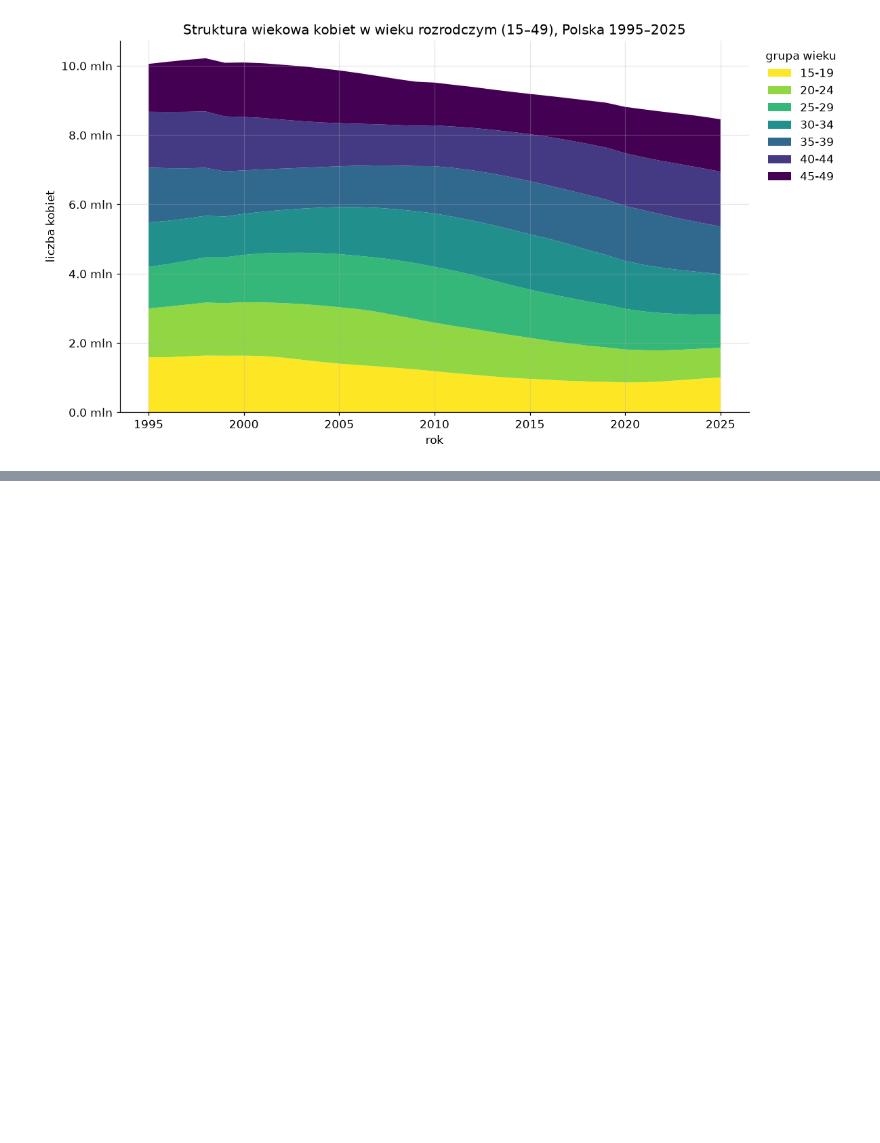
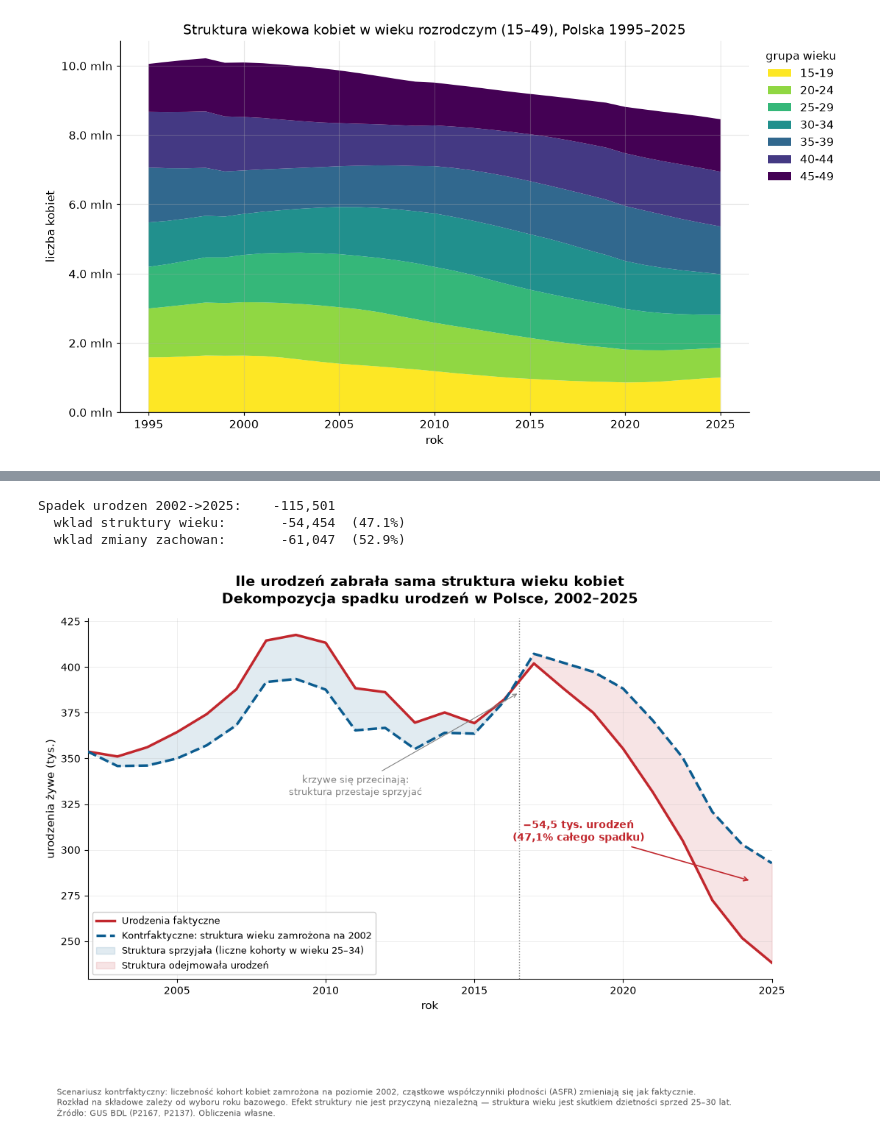
Before and after one commit to kamil-gorka/dzietnosc-polska, a Jupyter notebook: notebooks/01_eksploracja.ipynb, the cells around one changed output, grey strips where cells are left out. Cells and saved outputs as stored; diff of their text form; code cells hidden in the pictures; blank space fills up the shorter version.

Commit message:
feat: wykres 6 - dekompozycja spadku urodzen (struktura vs zachowania)

```diff
--- a/notebooks/01_eksploracja.ipynb
+++ b/notebooks/01_eksploracja.ipynb
@@ -250,0 +410,80 @@ plt.show()
+# %%
+# Rozklad calkowitego spadku 2002 -> 2025 na dwie skladowe
+spadek_calkowity = dekomp.loc[2025, "faktyczne"] - dekomp.loc[2002, "faktyczne"]
+efekt_str = dekomp.loc[2025, "efekt_struktury"]
+efekt_beh = spadek_calkowity - efekt_str
+
+print(f"Spadek urodzen 2002->2025:  {spadek_calkowity:>10,.0f}")
+print(f"  wklad struktury wieku:    {efekt_str:>10,.0f}  ({efekt_str/spadek_calkowity*100:.1f}%)")
+print(f"  wklad zmiany zachowan:    {efekt_beh:>10,.0f}  ({efekt_beh/spadek_calkowity*100:.1f}%)")
+# %% [output]
+Spadek urodzen 2002->2025:    -115,501
+  wklad struktury wieku:       -54,454  (47.1%)
+  wklad zmiany zachowan:       -61,047  (52.9%)
+# %%
+import pandas as pd
+import matplotlib.pyplot as plt
+from pathlib import Path
+
+BAZA = Path.home() / "projekty" / "dzietnosc-polska"
+FIGURY = BAZA / "figures"
+FIGURY.mkdir(exist_ok=True)
+
+fig, ax = plt.subplots(figsize=(12, 7))
+
+# Dwa scenariusze
+ax.plot(dekomp.index, dekomp["faktyczne"] / 1000,
+        color="#c1272d", linewidth=2.5, label="Urodzenia faktyczne", zorder=3)
+ax.plot(dekomp.index, dekomp["kontrfaktyczne"] / 1000,
+        color="#0c5c8f", linewidth=2.5, linestyle="--",
+        label="Kontrfaktyczne: struktura wieku zamrożona na 2002", zorder=3)
+
+# Obszar miedzy krzywymi = efekt struktury
+ax.fill_between(dekomp.index, dekomp["faktyczne"] / 1000,
+                dekomp["kontrfaktyczne"] / 1000,
+                where=dekomp["faktyczne"] >= dekomp["kontrfaktyczne"],
+                color="#0c5c8f", alpha=0.12, interpolate=True,
+                label="Struktura sprzyjała (liczne kohorty w wieku 25–34)")
+ax.fill_between(dekomp.index, dekomp["faktyczne"] / 1000,
+                dekomp["kontrfaktyczne"] / 1000,
+                where=dekomp["faktyczne"] < dekomp["kontrfaktyczne"],
+                color="#c1272d", alpha=0.12, interpolate=True,
+                label="Struktura odejmowała urodzeń")
+
+# Punkt zmiany znaku
+ax.axvline(2016.5, color="gray", linewidth=1, linestyle=":", zorder=1)
+ax.annotate("krzywe się przecinają:\nstruktura przestaje sprzyjać",
+            xy=(2016.5, 386), xytext=(2011, 330),
+            fontsize=9, color="gray", ha="center",
+            arrowprops=dict(arrowstyle="->", color="gray", lw=0.8))
+
+# Domkniecie: rozmiar luki w 2025
+ax.annotate("−54,5 tys. urodzeń\n(47,1% całego spadku)",
+            xy=(2024.3, 283), xytext=(2018.5, 305),
+            fontsize=10, color="#c1272d",
+            ha="center", fontweight="bold",
+            arrowprops=dict(arrowstyle="->", color="#c1272d", lw=1.2))
+
+ax.set_title("Ile urodzeń zabrała sama struktura wieku kobiet\n"
+             "Dekompozycja spadku urodzeń w Polsce, 2002–2025",
+             fontsize=14, fontweight="bold", pad=15)
+ax.set_xlabel("rok", fontsize=11)
+ax.set_ylabel("urodzenia żywe (tys.)", fontsize=11)
+ax.legend(loc="lower left", fontsize=9, framealpha=0.95)
+ax.grid(alpha=0.25, linewidth=0.6)
+ax.set_xlim(2002, 2025)
+ax.spines[["top", "right"]].set_visible(False)
+
+fig.text(0.08, 0.02,
+         "Scenariusz kontrfaktyczny: liczebność kohort kobiet zamrożona na poziomie 2002, "
+         "cząstkowe współczynniki płodności (ASFR) zmieniają się jak faktycznie.\n"
+         "Rozkład na składowe zależy od wyboru roku bazowego. Efekt struktury nie jest "
+         "przyczyną niezależną — struktura wieku jest skutkiem dzietności sprzed 25–30 lat.\n"
+         "Źródło: GUS BDL (P2167, P2137). Obliczenia własne.",
+         fontsize=8, color="#555555", va="bottom")
+
+fig.subplots_adjust(bottom=0.22)
+plt.savefig(FIGURY / "06_dekompozycja_urodzen.png", dpi=150)
+plt.show()
+# %% [output]
+[figure, added]
```
Also changed, not shown: parts of 4 cells of this notebook, 1 other file.
